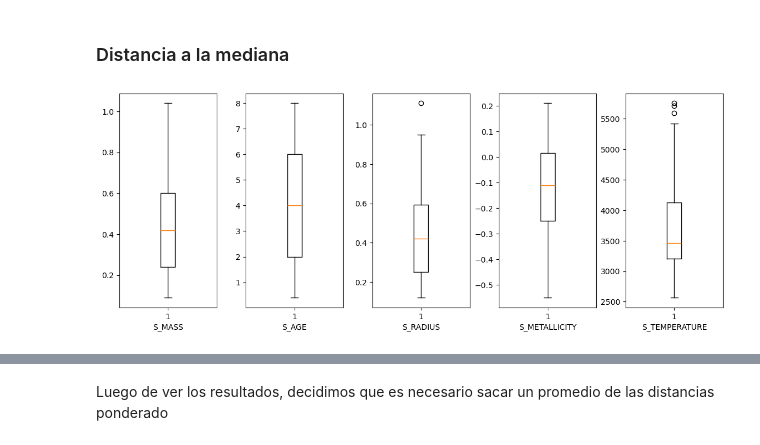
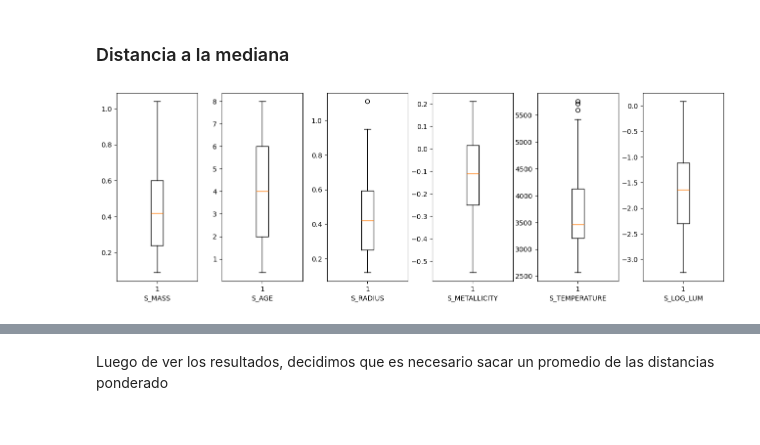
Before and after one commit to sphxisnot/Big-Data-2026, a Jupyter notebook: Hackaton_planetas_grupo_3.ipynb, the cells around one changed output, grey strips where cells are left out. Drawn from its saved outputs; the diff is of its cells as text; code cells hidden in the pictures.

```diff
--- a/Hackaton_planetas_grupo_3.ipynb
+++ b/Hackaton_planetas_grupo_3.ipynb
@@ -58,7 +58,7 @@ memory usage: 875.0 KB
 # %%
 cols=data.columns.to_list() # lista de los nombres de columnas
 cols=cols[2:10]+cols[11::] # sólo las columnas que tienen valores numéricos
-params=["S_MASS","S_AGE","S_RADIUS","S_METALLICITY","S_TEMPERATURE"]
+params=["S_MASS","S_AGE","S_RADIUS","S_METALLICITY","S_TEMPERATURE","S_LOG_LUM"]
 # %% [markdown]
 ## Análisis exploratorio
 # %% [markdown]
@@ -111,11 +114,12 @@ for item in cols:
     median.append(data_habitable[item].median()) # calculamos la mediana de los datos numéricos
 criteria=dict(zip(cols,median)) # se guardan en un diccionario con la llave el nombre de columna
 # %%
-fig, axs =plt.subplots(1,5,figsize=(14,5)) # gráfico medio feo de estadística de nuestros parámetros más importantes
-for item, i in zip(params,range(5)):
+fig, axs =plt.subplots(1,len(params),figsize=(16,5)) # gráfico medio feo de estadística de nuestros parámetros más importantes
+fig.suptitle("Estadística de los planetas habitables")
+for item, i in zip(params,range(len(params))):
     axs[i].boxplot(data_habitable[item].dropna()) # sin NaN o queda en blanco
     axs[i].set(xlabel=item)
 fig.subplots_adjust(wspace=0.3)
 #fig.savefig("box.png", dpi=300) # descomentar para guardar la figura
 # %% [output]
-[figure, old version]
+[figure, new version]
```
Also changed, not shown: parts of 10 cells of this notebook.
